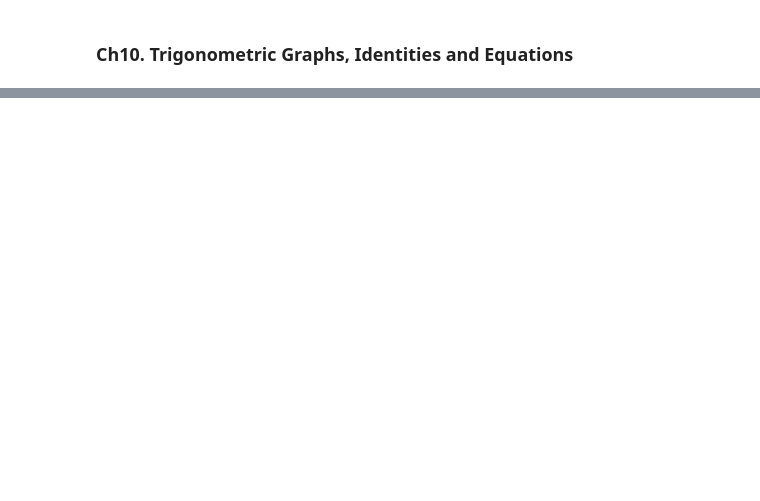
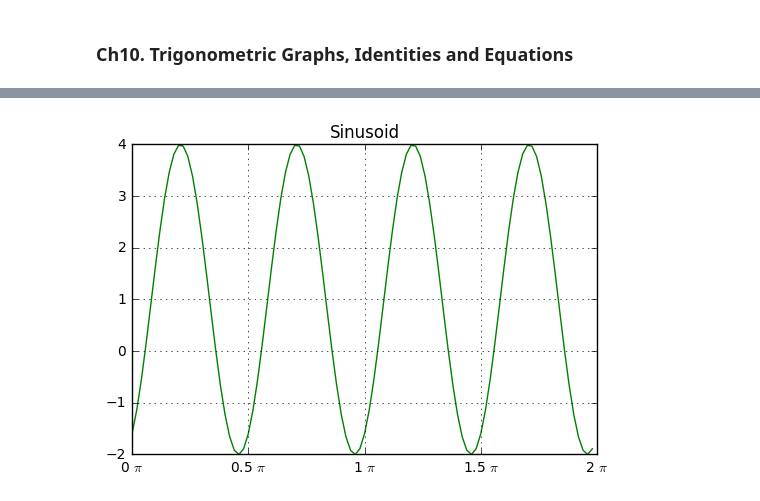
Before and after one commit to apextw/math, a Jupyter notebook: Algebra.ipynb, the cells around one changed output, grey strips where cells are left out. Drawn from its saved outputs; the diff is of its cells as text; code cells hidden in the pictures; blank space fills up the shorter version.

```diff
--- a/Algebra.ipynb
+++ b/Algebra.ipynb
@@ -1503,0 +1599,35 @@ plt.show()
+# %%
+################################################################################
+# Sinusoid
+# Author: stevenlee, tw.steven@gmail.com
+# Date: 2017.05.19
+################################################################################
+import matplotlib.pyplot as plt
+import matplotlib.ticker as tck
+import numpy as np
+
+fs = 100 # sample rate: How many point in 1 cycle
+f = 4 # the frequency of the signal (Hz)
+
+a = 3.0
+b = 2*np.pi*f
+h = np.pi/3
+k = 1.0
+
+x = np.arange(fs)
+rad = [b * (i/fs)-h for i in np.arange(fs)]
+tick = [2 * (i/fs) for i in np.arange(fs)] # tick is only for drawing x axis
+
+y = a * np.sin(rad)+k
+
+ax = plt.gca()
+ax.cla()
+ax.xaxis.set_major_formatter(tck.FormatStrFormatter('%g $\pi$'))
+ax.xaxis.set_major_locator(tck.MultipleLocator(base=0.5))
+
+plt.title('Sinusoid')
+plt.plot(tick, y, 'g-',label='Sinusoid')
+plt.grid(True)
+plt.show()
+# %% [output]
+[figure, added]
```
Also changed, not shown: parts of 10 cells of this notebook.
